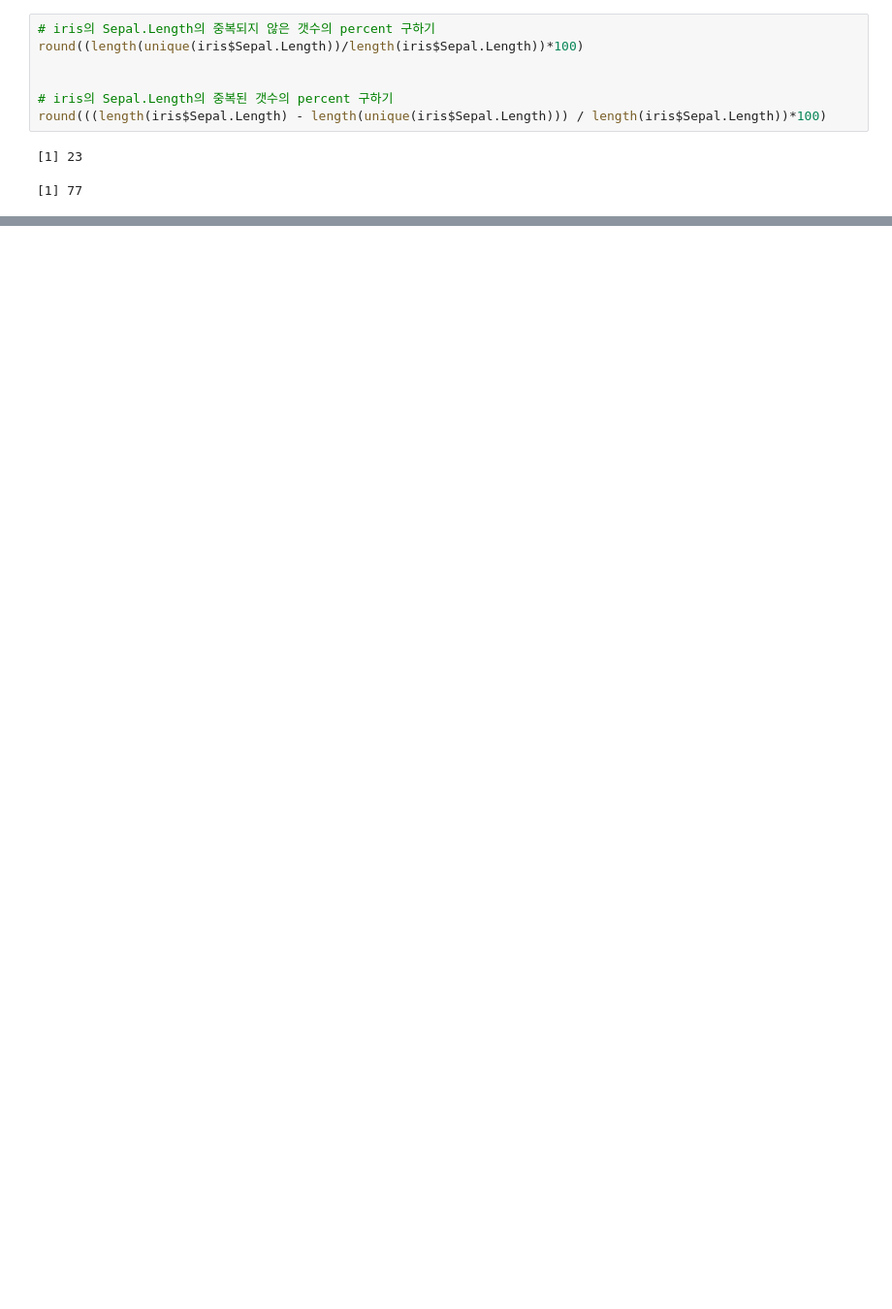
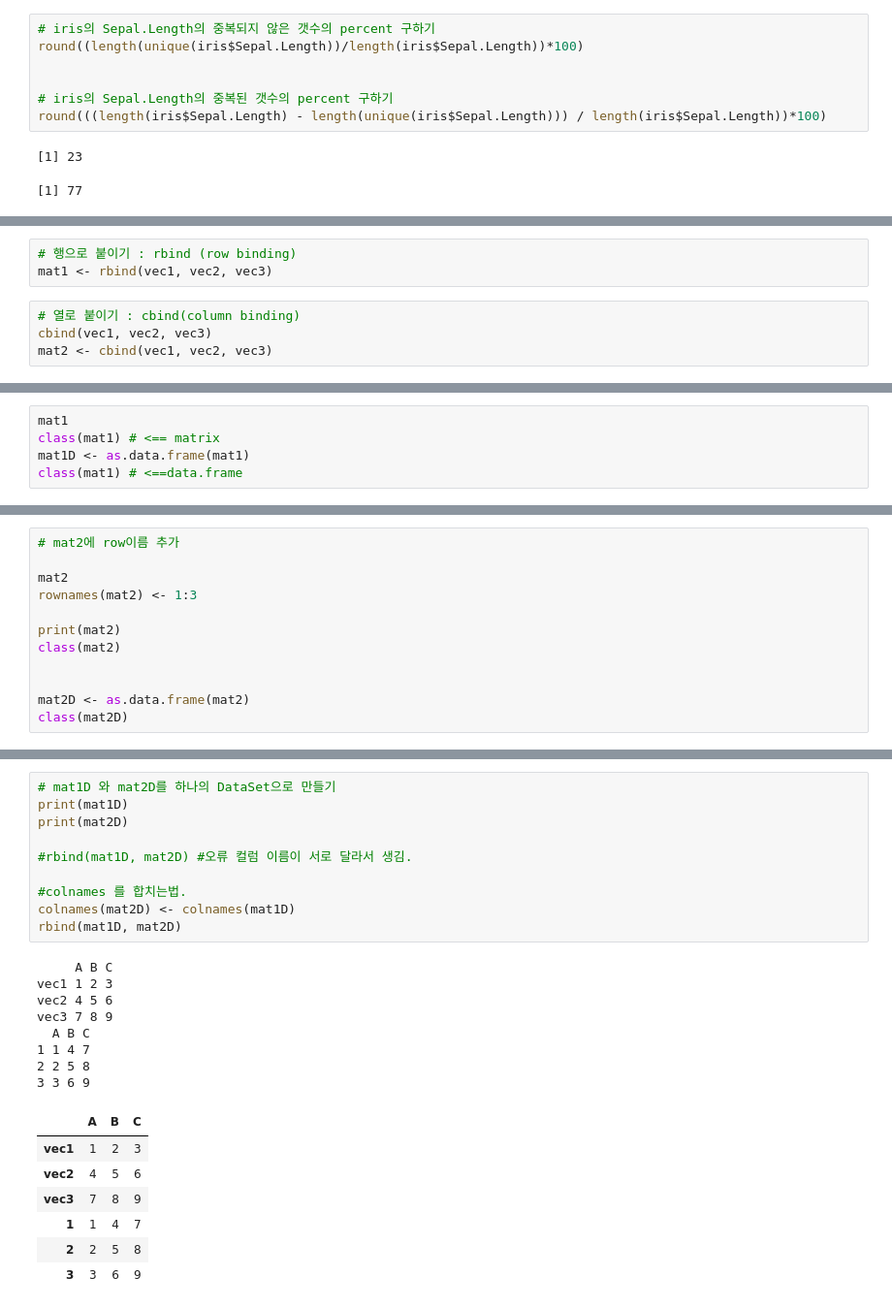
Before and after one commit to JeongYouYoung/R, a Jupyter notebook: 03_01.백터와 데이터프레임.ipynb, the cells around one changed output, grey strips where cells are left out. Shown at 97% size. Saved outputs shown, nothing was run; the diff lists cells and outputs as text; blank space fills up the shorter version.

Commit message:
Vector & DataFrame

```diff
--- a/03.백터와 데이터프레임.ipynb
+++ b/03_01.백터와 데이터프레임.ipynb
@@ -294,0 +391,7 @@ round(((length(iris$Sepal.Length) - length(unique(iris$Sepal.Length))) / length(
+# %%
+# 행으로 붙이기 : rbind (row binding)
+mat1 <- rbind(vec1, vec2, vec3)
+# %%
+# 열로 붙이기 : cbind(column binding)
+cbind(vec1, vec2, vec3)
+mat2 <- cbind(vec1, vec2, vec3)
@@ -294,0 +515,5 @@ round(((length(iris$Sepal.Length) - length(unique(iris$Sepal.Length))) / length(
+# %%
+mat1
+class(mat1) # <== matrix
+mat1D <- as.data.frame(mat1)
+class(mat1) # <==data.frame
@@ -294,0 +527,12 @@ round(((length(iris$Sepal.Length) - length(unique(iris$Sepal.Length))) / length(
+# %%
+# mat2에 row이름 추가
+
+mat2
+rownames(mat2) <- 1:3
+
+print(mat2)
+class(mat2)
+
+
+mat2D <- as.data.frame(mat2)
+class(mat2D)
@@ -294,0 +550,26 @@ round(((length(iris$Sepal.Length) - length(unique(iris$Sepal.Length))) / length(
+# %%
+# mat1D 와 mat2D를 하나의 DataSet으로 만들기
+print(mat1D)
+print(mat2D)
+
+#rbind(mat1D, mat2D) #오류 컬럼 이름이 서로 달라서 생김.
+
+#colnames 를 합치는법.
+colnames(mat2D) <- colnames(mat1D)
+rbind(mat1D, mat2D)
+# %% [output]
+     A B C
+vec1 1 2 3
+vec2 4 5 6
+vec3 7 8 9
+  A B C
+1 1 4 7
+2 2 5 8
+3 3 6 9
+|  | A | B | C |
+| vec1 | 1 | 2 | 3 |
+| vec2 | 4 | 5 | 6 |
+| vec3 | 7 | 8 | 9 |
+| 1 | 1 | 4 | 7 |
+| 2 | 2 | 5 | 8 |
+| 3 | 3 | 6 | 9 |
```
Also changed, not shown: parts of 20 cells of this notebook, 1 other file.
